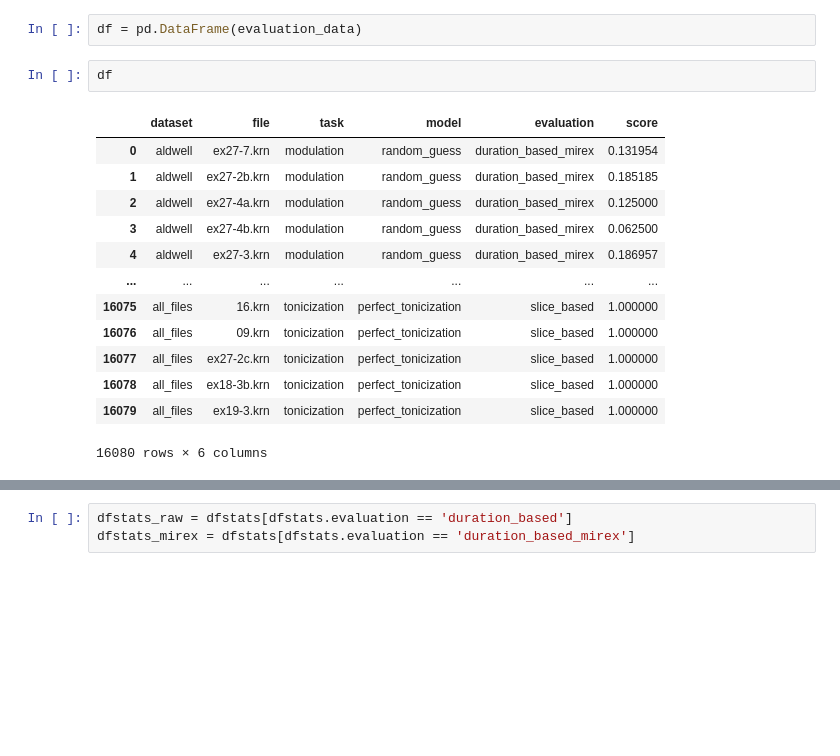
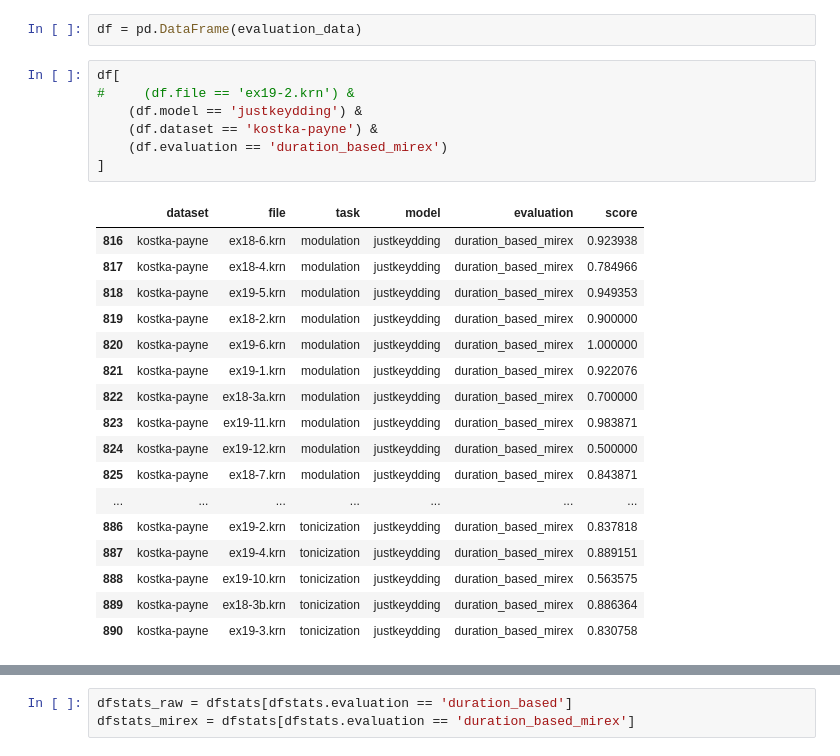
Before and after one commit to DDMAL/key_modulation_dataset, a Jupyter notebook: evaluation_plots.ipynb, the cells around one changed output, grey strips where cells are left out. Saved outputs shown, nothing was run; the diff lists cells and outputs as text; blank space fills up the shorter version.

```diff
--- a/evaluation_plots.ipynb
+++ b/evaluation_plots.ipynb
@@ -26,21 +26,30 @@ ex27-3.krn slice_based_mirex random_guess modulation aldwell
 # %%
 df = pd.DataFrame(evaluation_data)
-# %%
-df
-# %% [output]
-|  | dataset | file | task | model | evaluation | score |
-| 0 | aldwell | ex27-7.krn | modulation | random_guess | duration_based_mirex | 0.131954 |
-| 1 | aldwell | ex27-2b.krn | modulation | random_guess | duration_based_mirex | 0.185185 |
-| 2 | aldwell | ex27-4a.krn | modulation | random_guess | duration_based_mirex | 0.125000 |
-| 3 | aldwell | ex27-4b.krn | modulation | random_guess | duration_based_mirex | 0.062500 |
-| 4 | aldwell | ex27-3.krn | modulation | random_guess | duration_based_mirex | 0.186957 |
-| ... | ... | ... | ... | ... | ... | ... |
-| 16075 | all_files | 16.krn | tonicization | perfect_tonicization | slice_based | 1.000000 |
-| 16076 | all_files | 09.krn | tonicization | perfect_tonicization | slice_based | 1.000000 |
-| 16077 | all_files | ex27-2c.krn | tonicization | perfect_tonicization | slice_based | 1.000000 |
-| 16078 | all_files | ex18-3b.krn | tonicization | perfect_tonicization | slice_based | 1.000000 |
-| 16079 | all_files | ex19-3.krn | tonicization | perfect_tonicization | slice_based | 1.000000 |
-16080 rows × 6 columns
+# %%
+df[
+#     (df.file == 'ex19-2.krn') &
+    (df.model == 'justkeydding') &
+    (df.dataset == 'kostka-payne') &
+    (df.evaluation == 'duration_based_mirex')
+]
+# %% [output]
+|  | dataset | file | task | model | evaluation | score |
+| 816 | kostka-payne | ex18-6.krn | modulation | justkeydding | duration_based_mirex | 0.923938 |
+| 817 | kostka-payne | ex18-4.krn | modulation | justkeydding | duration_based_mirex | 0.784966 |
+| 818 | kostka-payne | ex19-5.krn | modulation | justkeydding | duration_based_mirex | 0.949353 |
+| 819 | kostka-payne | ex18-2.krn | modulation | justkeydding | duration_based_mirex | 0.900000 |
+| 820 | kostka-payne | ex19-6.krn | modulation | justkeydding | duration_based_mirex | 1.000000 |
+| 821 | kostka-payne | ex19-1.krn | modulation | justkeydding | duration_based_mirex | 0.922076 |
+| 822 | kostka-payne | ex18-3a.krn | modulation | justkeydding | duration_based_mirex | 0.700000 |
+| 823 | kostka-payne | ex19-11.krn | modulation | justkeydding | duration_based_mirex | 0.983871 |
+| 824 | kostka-payne | ex19-12.krn | modulation | justkeydding | duration_based_mirex | 0.500000 |
+| 825 | kostka-payne | ex18-7.krn | modulation | justkeydding | duration_based_mirex | 0.843871 |
+| ... | ... | ... | ... | ... | ... | ... |
+| 886 | kostka-payne | ex19-2.krn | tonicization | justkeydding | duration_based_mirex | 0.837818 |
+| 887 | kostka-payne | ex19-4.krn | tonicization | justkeydding | duration_based_mirex | 0.889151 |
+| 888 | kostka-payne | ex19-10.krn | tonicization | justkeydding | duration_based_mirex | 0.563575 |
+| 889 | kostka-payne | ex18-3b.krn | tonicization | justkeydding | duration_based_mirex | 0.886364 |
+| 890 | kostka-payne | ex19-3.krn | tonicization | justkeydding | duration_based_mirex | 0.830758 |
 # %%
 datasets = ['aldwell', 'kostka-payne', 'reger', 'rimsky-korsakov', 'tchaikovsky', 'all_files']
 evaluation_metrics = ['slice_based', 'duration_based', 'slice_based_mirex', 'duration_based_mirex']
```
Also changed, not shown: parts of 11 cells of this notebook, 2 other files.
